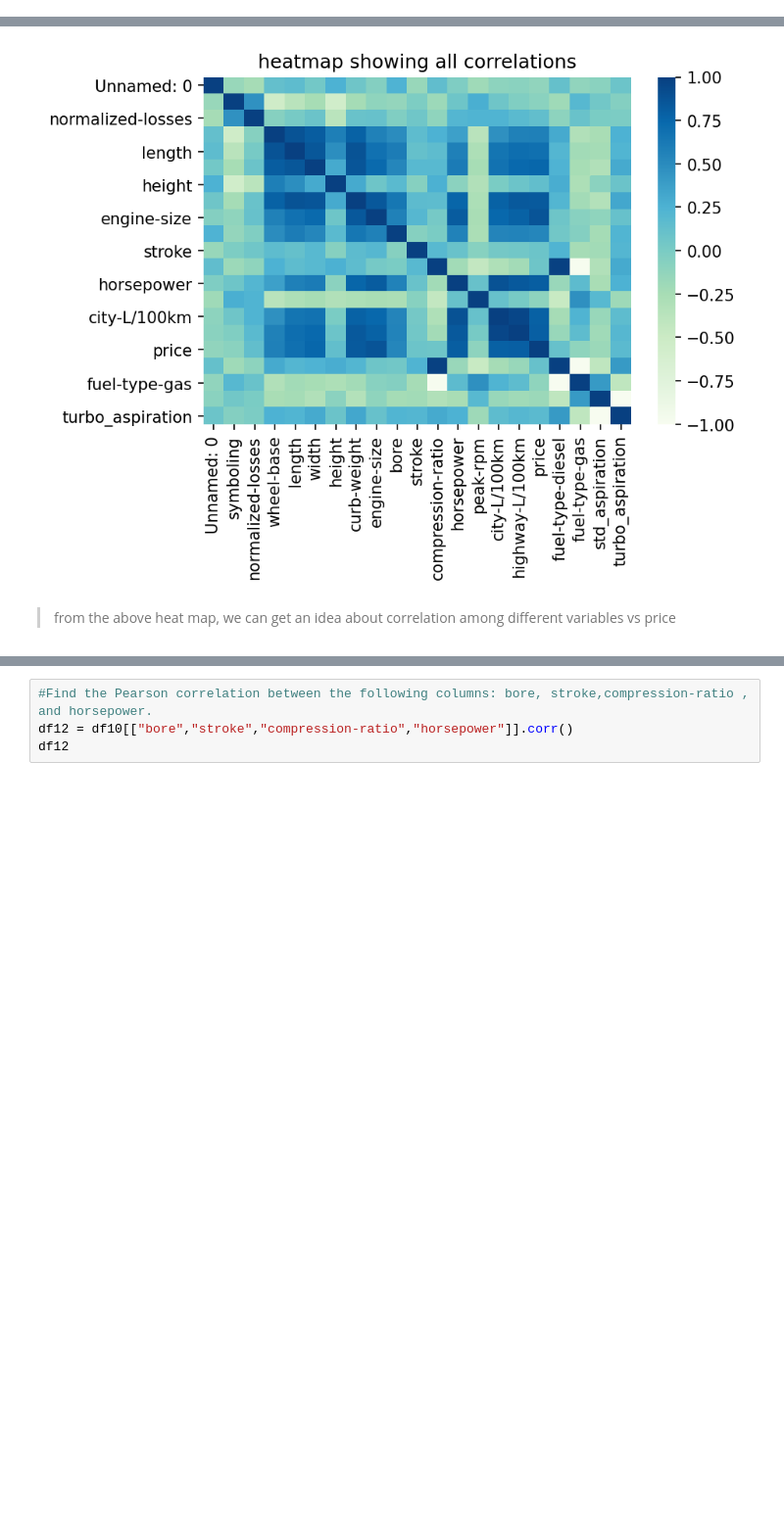
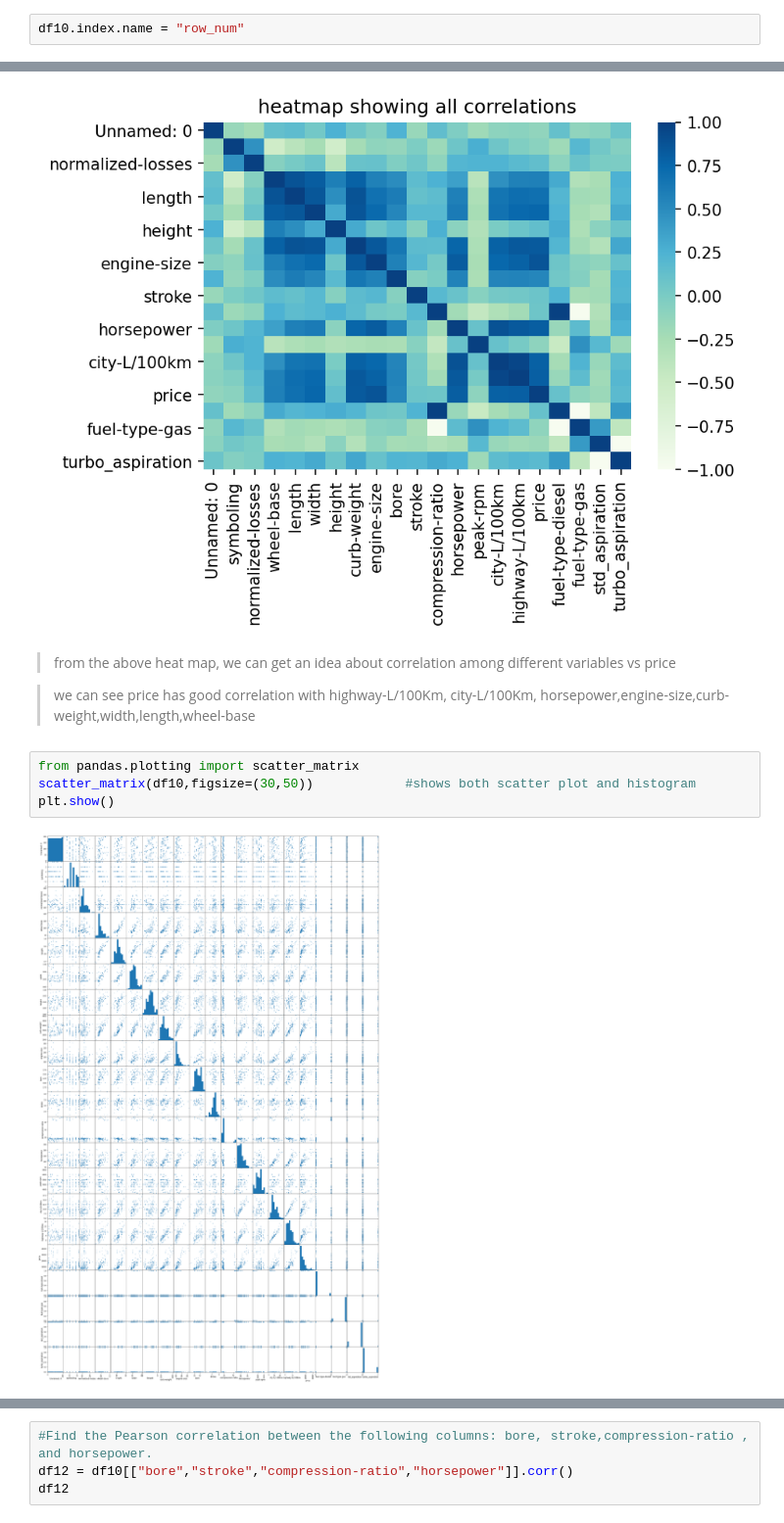
Before and after one commit to harsha8745/IBM-WATSON, a Jupyter notebook: Data_Analysis_with_Python.ipynb, the cells around one changed output, grey strips where cells are left out. Shown at 98% size. Cells and saved outputs as stored; diff of their text form; blank space fills up the shorter version.

```diff
--- a/Data_Analysis_with_Python.ipynb
+++ b/Data_Analysis_with_Python.ipynb
@@ -1688,3 +1698,5 @@ When visualizing individual variables, it is important to first understand what
+# %%
+df10.index.name = "row_num"
 # %%
 df10.dtypes
 # %% [output]
@@ -1744,3 +1756,11 @@ Text(0.5, 1.0, 'heatmap showing all correlations')
 [figure]
 # %% [markdown]
 >from the above heat map, we can get an idea about correlation among different variables vs price
+
+> we can see price has good correlation with highway-L/100Km, city-L/100Km, horsepower,engine-size,curb-weight,width,length,wheel-base
+# %%
+from pandas.plotting import scatter_matrix
+scatter_matrix(df10,figsize=(30,50))            #shows both scatter plot and histogram
+plt.show()
+# %% [output]
+[figure, added]
```
Also changed, not shown: parts of 69 cells of this notebook.
